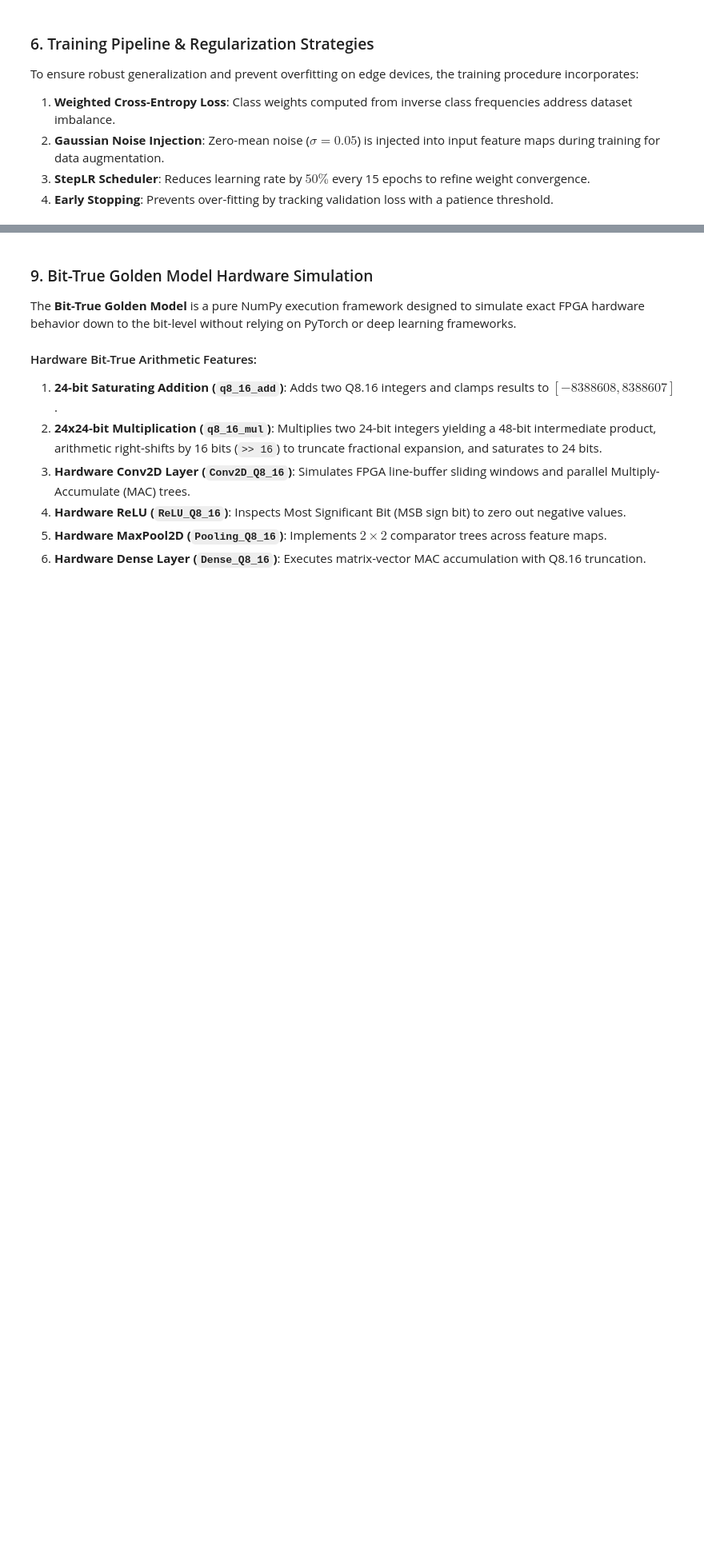
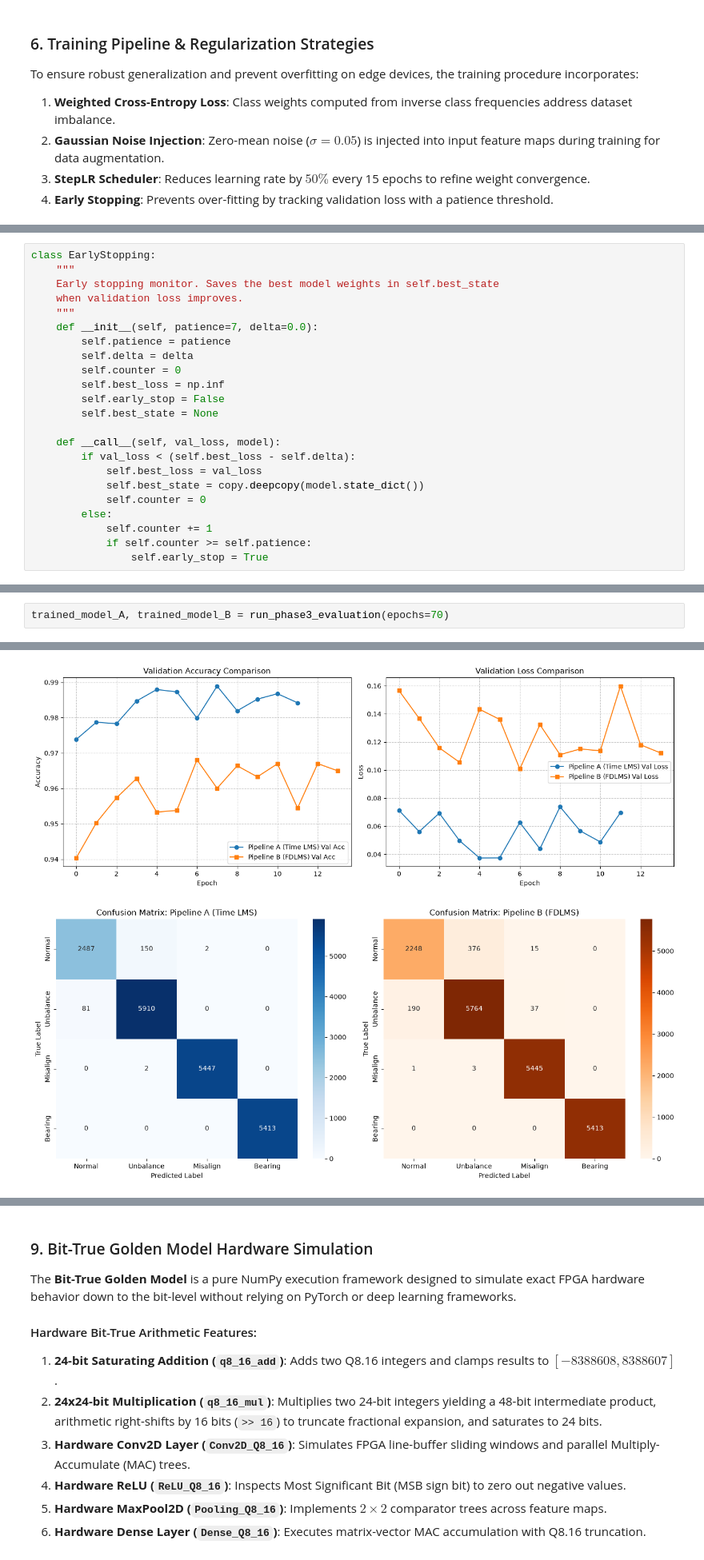
Before and after one commit to Carloscerq/CI-Digital-PBL---Circuitos-Digitais-IV, a Jupyter notebook: Scripts/cnn/SMMA_Pipeline.ipynb, the cells around one changed output, grey strips where cells are left out. Shown at 80% size. Drawn from its saved outputs; the diff is of its cells as text; blank space fills up the shorter version.

```diff
--- a/Scripts/cnn/SMMA_Pipeline.ipynb
+++ b/Scripts/cnn/SMMA_Pipeline.ipynb
@@ -683,0 +609,23 @@ To deploy trained PyTorch weights onto the Q8.16 FPGA hardware datapath, floatin
+# %%
+class EarlyStopping:
+    """
+    Early stopping monitor. Saves the best model weights in self.best_state
+    when validation loss improves.
+    """
+    def __init__(self, patience=7, delta=0.0):
+        self.patience = patience
+        self.delta = delta
+        self.counter = 0
+        self.best_loss = np.inf
+        self.early_stop = False
+        self.best_state = None
+
+    def __call__(self, val_loss, model):
+        if val_loss < (self.best_loss - self.delta):
+            self.best_loss = val_loss
+            self.best_state = copy.deepcopy(model.state_dict())
+            self.counter = 0
+        else:
+            self.counter += 1
+            if self.counter >= self.patience:
+                self.early_stop = True
@@ -683,0 +808,3 @@ To deploy trained PyTorch weights onto the Q8.16 FPGA hardware datapath, floatin
+# %%
+trained_model_A, trained_model_B = run_phase3_evaluation(epochs=70)
+# %% [output]
@@ -684,3 +828,5 @@ To deploy trained PyTorch weights onto the Q8.16 FPGA hardware datapath, floatin
+[figure, added]
+[figure, added]
 # %%
 # ============================================================================
 # Cell 8: Q8.16 Post-Training Weight Quantization Exporter
```
Also changed, not shown: parts of 23 cells of this notebook, 9 other files.
